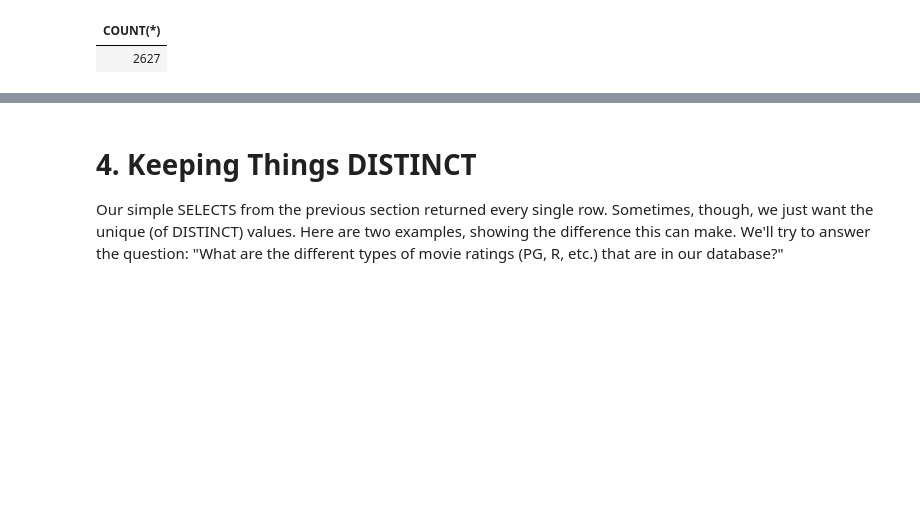
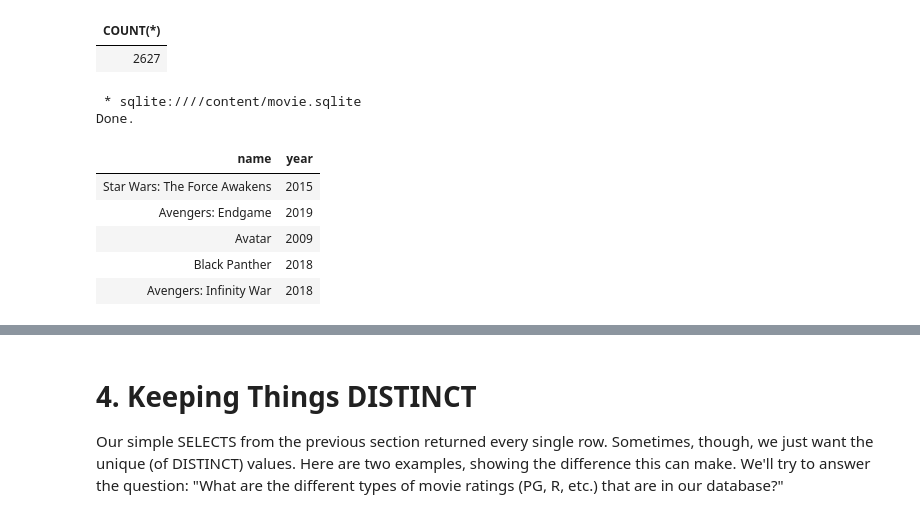
Before and after one commit to brendanpshea/database_class, a Jupyter notebook: Introduction_to_SQL.ipynb, the cells around one changed output, grey strips where cells are left out. Saved outputs shown, nothing was run; the diff lists cells and outputs as text; code cells hidden in the pictures; blank space fills up the shorter version.

```diff
--- a/Introduction_to_SQL.ipynb
+++ b/Introduction_to_SQL.ipynb
@@ -125,3 +154,18 @@ SELECT COUNT(*) FROM Person;
 Done.
 | COUNT(*) |
 | 2627 |
+# %%
+# We can just list the columns we are interested in.
+# For example, let's just list the name and year of Movies
+%%sql
+
+SELECT name, year FROM Movie LIMIT 5;
+# %% [output]
+ * sqlite:////content/movie.sqlite
+Done.
+| name | year |
+| Star Wars: The Force Awakens | 2015 |
+| Avengers: Endgame | 2019 |
+| Avatar | 2009 |
+| Black Panther | 2018 |
+| Avengers: Infinity War | 2018 |
```
Also changed, not shown: parts of 5 cells of this notebook.
